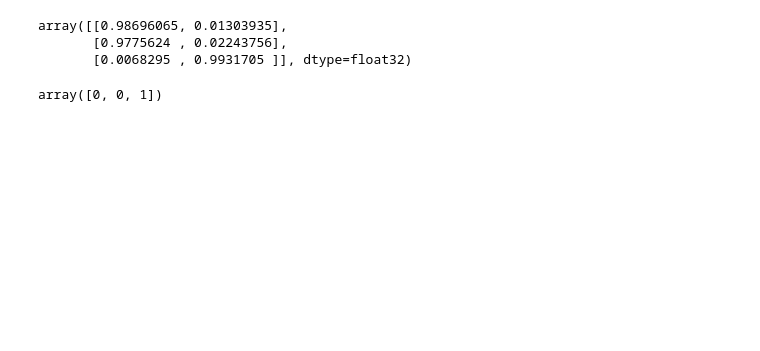
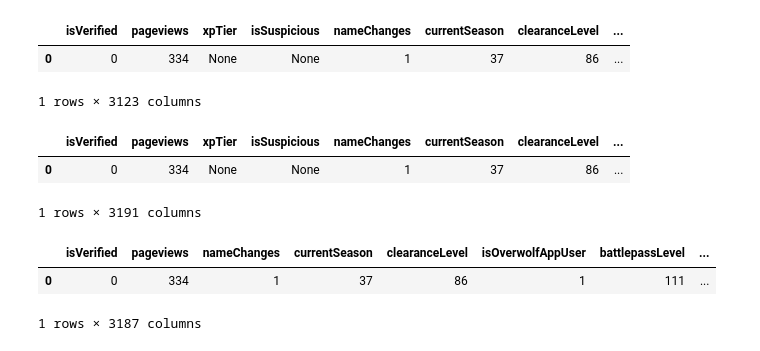
Before and after one commit to thestubbornbat/r6-cheater-detector, a Jupyter notebook: Scripts/test.ipynb, the cells around one changed output. Cells and saved outputs as stored; diff of their text form; code cells hidden in the pictures; blank space fills up the shorter version.

```diff
--- a/Scripts/test.ipynb
+++ b/Scripts/test.ipynb
@@ -157,0 +164,13 @@ test_data
+# %%
+# Store feature names before adding missing indicators (for alignment)
+original_features = test_data.columns.tolist()
+
+# Add missing indicators
+for col in original_features:
+    test_data[col + "_missing"] = test_data[col].isna().astype(int)  # 1 if missing, 0 if present
+
+# Identify boolean columns
+bool_cols = test_data.select_dtypes(include=['bool']).columns
+
+# Convert them to integers (True → 1, False → 0)
+test_data[bool_cols] = test_data[bool_cols].astype(int)
@@ -157,0 +179,8 @@ test_data
+# %%
+test_data.drop('platformUserId', inplace=True, axis=1)
+# %%
+test_data
+# %% [output]
+|  | isVerified | pageviews | xpTier | isSuspicious | nameChanges | currentSeason | clearanceLevel | ... |
+| 0 | 0 | 334 | None | None | 1 | 37 | 86 | ... |
+1 rows × 3123 columns
@@ -157,0 +204,6 @@ test_data
+# %%
+test_data
+# %% [output]
+|  | isVerified | pageviews | xpTier | isSuspicious | nameChanges | currentSeason | clearanceLevel | ... |
+| 0 | 0 | 334 | None | None | 1 | 37 | 86 | ... |
+1 rows × 3191 columns
@@ -158,3 +213,9 @@ test_data
+# %%
+new_data
+# %% [output]
+|  | isVerified | pageviews | nameChanges | currentSeason | clearanceLevel | isOverwolfAppUser | battlepassLevel | ... |
+| 0 | 0 | 334 | 1 | 37 | 86 | 1 | 111 | ... |
+1 rows × 3187 columns
 # %%
 import xgboost as xgb
 
@@ -167,10 +224,0 @@ y_prob = loaded_model.predict_proba(full_encoded_data)
-# %%
-y_prob
-# %% [output]
-array([[0.98696065, 0.01303935],
-       [0.9775624 , 0.02243756],
-       [0.0068295 , 0.9931705 ]], dtype=float32)
-# %%
-loaded_model.predict(full_encoded_data)
-# %% [output]
-array([0, 0, 1])
```
Also changed, not shown: parts of 17 cells of this notebook, 5 other files.
